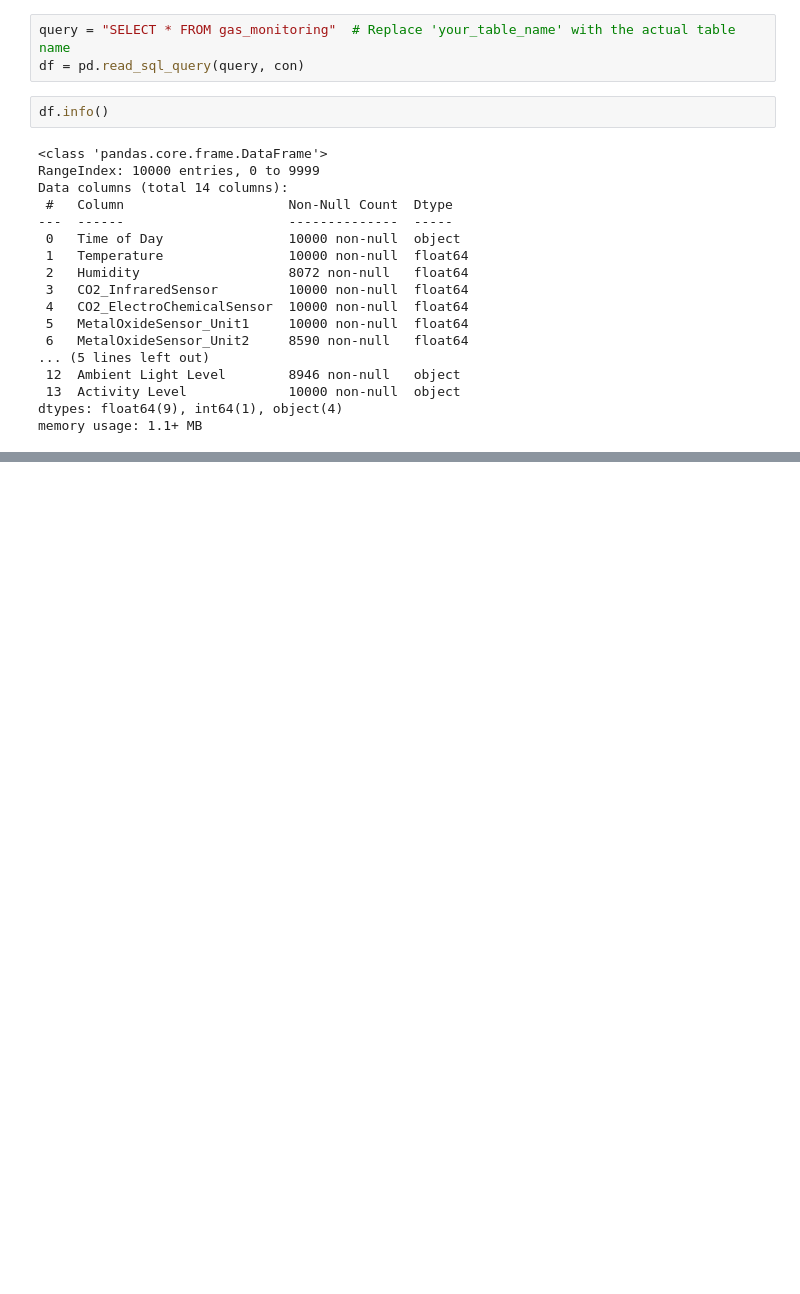
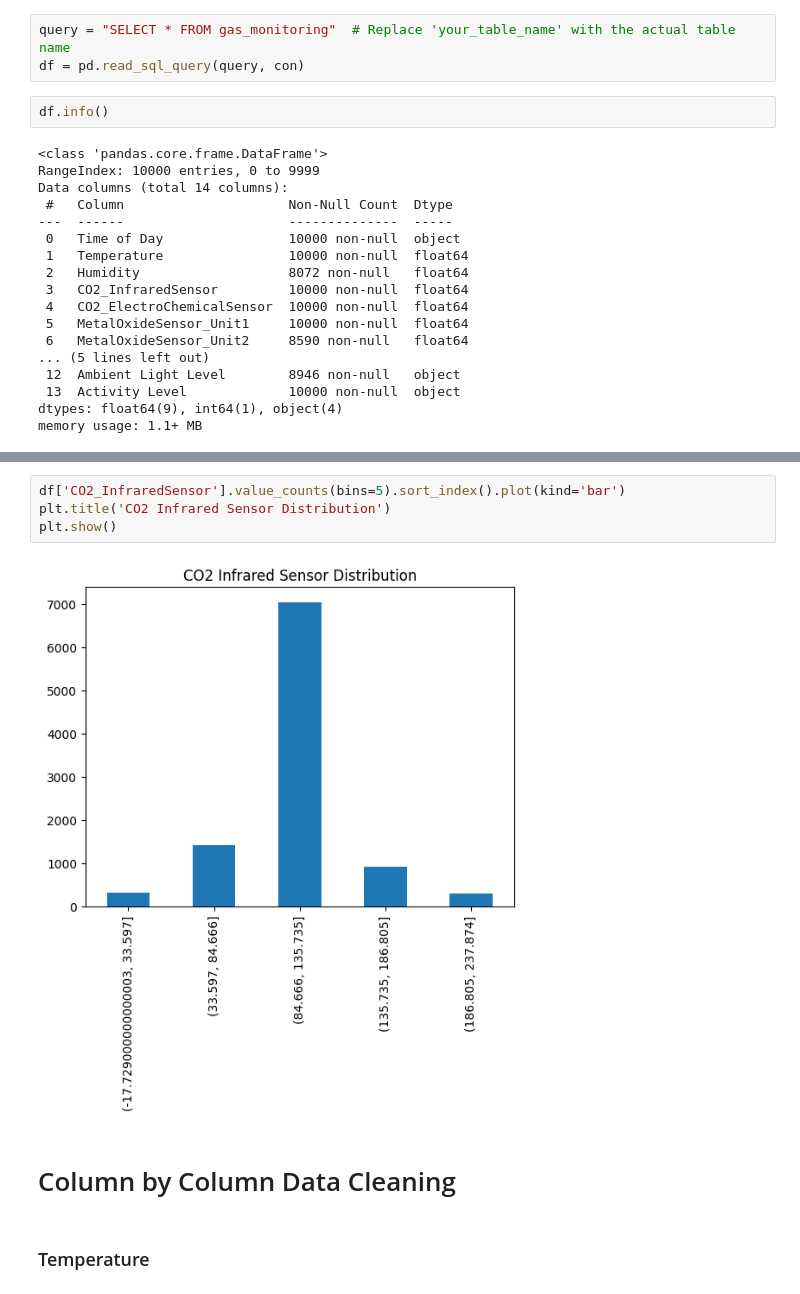
Before and after one commit to cucucumber789-svg/EGT309_T2_Chickenpie, a Jupyter notebook: eda.ipynb, the cells around one changed output, grey strips where cells are left out. Cells and saved outputs as stored; diff of their text form; blank space fills up the shorter version.

```diff
--- a/eda.ipynb
+++ b/eda.ipynb
@@ -43,0 +140,10 @@ memory usage: 1.1+ MB
+# %%
+df['CO2_InfraredSensor'].value_counts(bins=5).sort_index().plot(kind='bar')
+plt.title('CO2 Infrared Sensor Distribution')
+plt.show()
+# %% [output]
+[figure, added]
+# %% [markdown]
+# Column by Column Data Cleaning
+# %% [markdown]
+### Temperature
```
Also changed, not shown: parts of 16 cells of this notebook.
